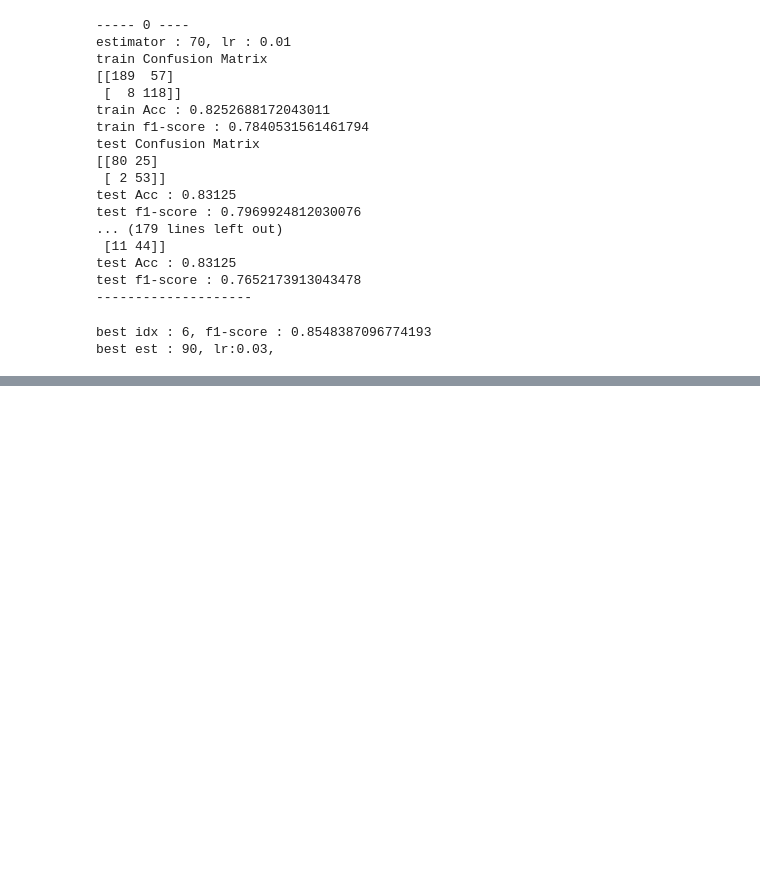
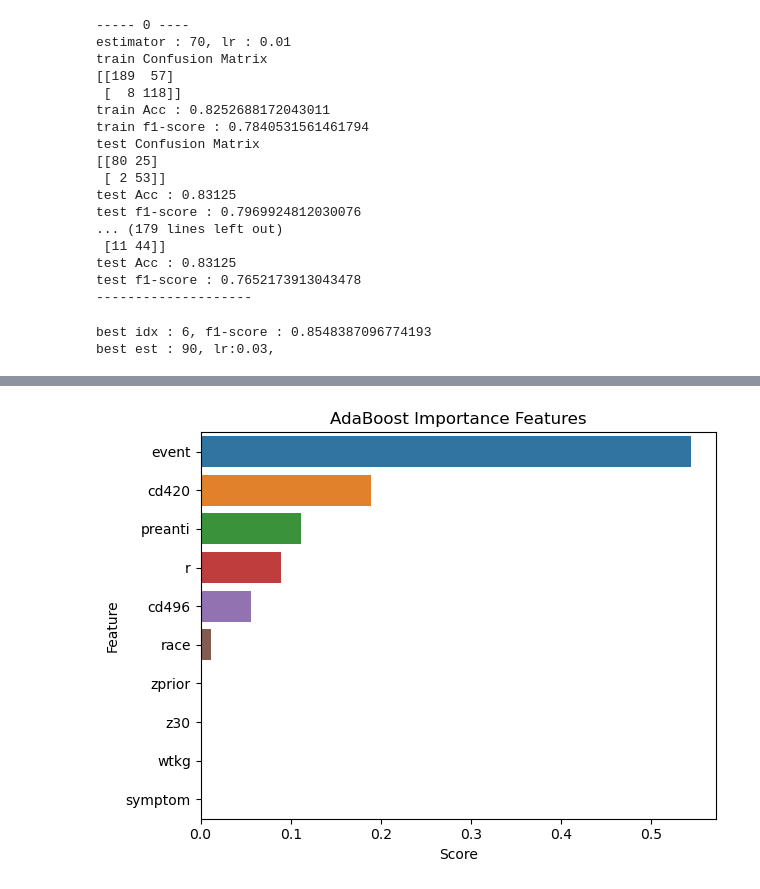
Before and after one commit to sajacaros/bootcamp_playground, a Jupyter notebook: 머신러닝SIGNATURE/ch02_classification_problem/10_Adaboost.ipynb, the cells around one changed output, grey strips where cells are left out. Drawn from its saved outputs; the diff is of its cells as text; code cells hidden in the pictures; blank space fills up the shorter version.

Commit message:
feat: graph feature map

```diff
--- a/머신러닝SIGNATURE/ch02_classification_problem/10_Adaboost.ipynb
+++ b/머신러닝SIGNATURE/ch02_classification_problem/10_Adaboost.ipynb
@@ -132,3 +132,16 @@ print(f'best est : {save_est[np.argmax(f1_score_)]}, lr:{save_lr[np.argmax(f1_sc
 # %% [output]
 best idx : 6, f1-score : 0.8548387096774193
 best est : 90, lr:0.03,
+# %%
+best_model = AdaBoostClassifier(
+            n_estimators=90,
+            learning_rate=0.03,
+            random_state=119
+        )
+best_model.fit(X.iloc[train_idx], y.iloc[train_idx])
+y_pred_test = best_model.predict(X.iloc[valid_idx])
+cm_test = confusion_matrix(y.iloc[valid_idx], y_pred_test)
+print('test Confusion Matrix')
+print(cm_test)
+print(f'test Acc : {(cm_test[0,0] + cm_test[1,1]) / cm_test.sum()}')
+print(f'test f1-score : {f1_score(y.iloc[valid_idx], y_pred_test)}')
@@ -134,0 +154,3 @@ best est : 90, lr:0.03,
+# %%
+feature_map = pd.DataFrame(sorted(zip(best_model.feature_importances_, X.columns), reverse=True), columns=['Score', 'Feature'])
+print(feature_map)
@@ -134,0 +175,8 @@ best est : 90, lr:0.03,
+# %%
+feature_map_20 = feature_map.iloc[:10]
+sns.barplot(data=feature_map_20, x='Score', y='Feature')
+plt.title('AdaBoost Importance Features')
+plt.tight_layout()
+plt.show()
+# %% [output]
+[figure, added]
```
Also changed, not shown: parts of 2 cells of this notebook.
